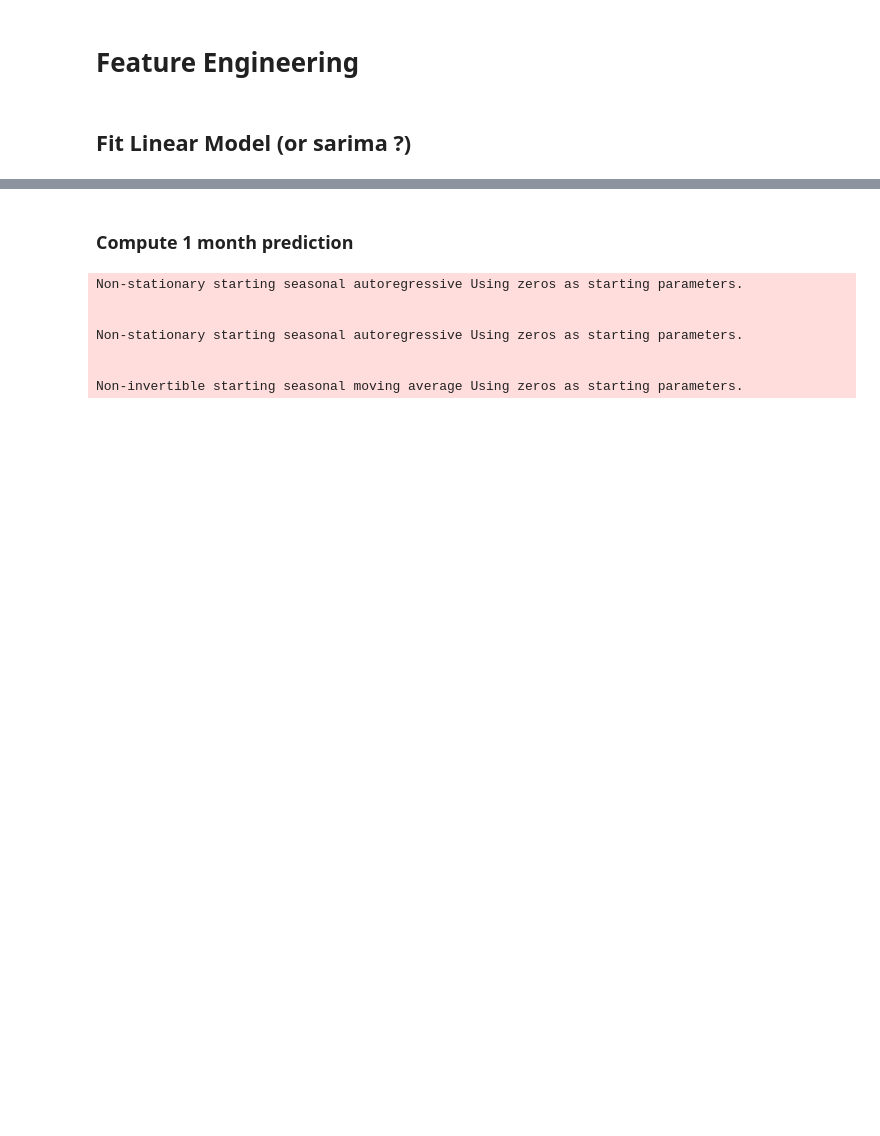
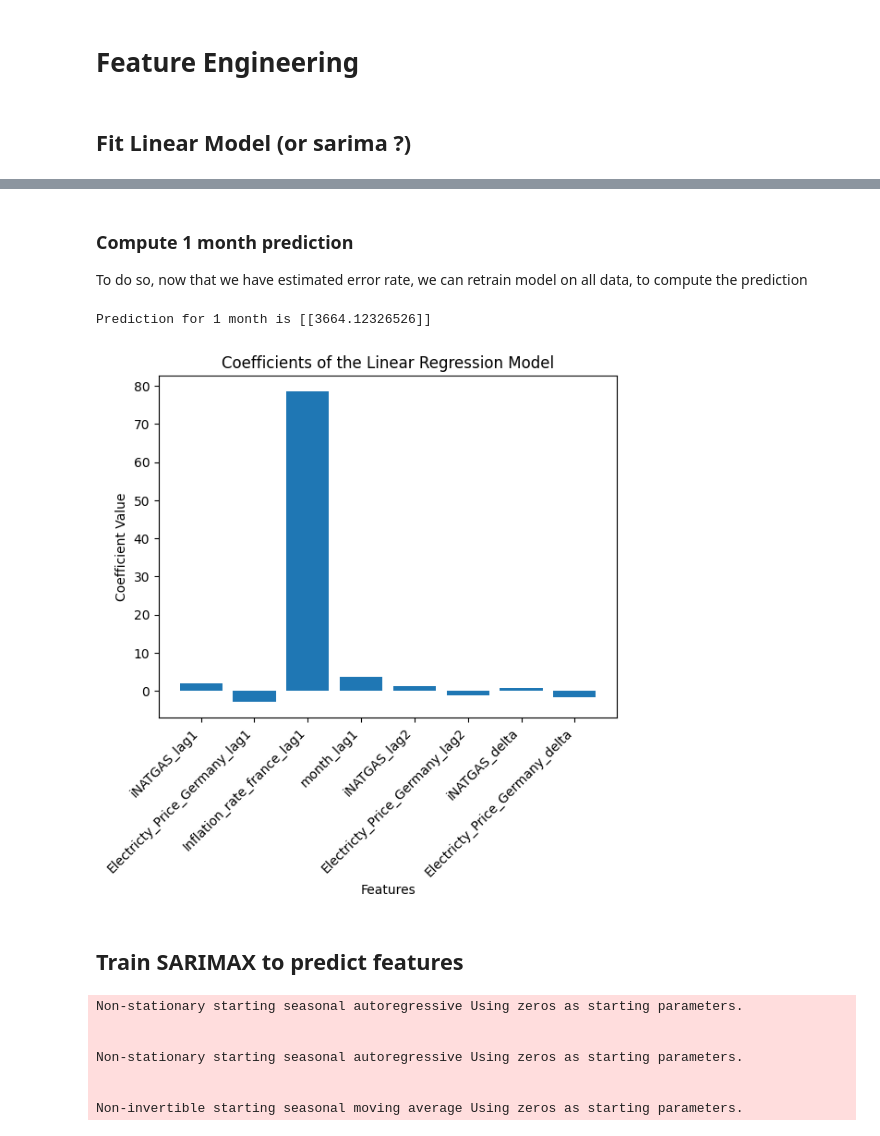
Before and after one commit to mattmrq/SE_project, a Jupyter notebook: Main_Notebook.ipynb, the cells around one changed output, grey strips where cells are left out. Cells and saved outputs as stored; diff of their text form; code cells hidden in the pictures; blank space fills up the shorter version.

```diff
--- a/Main_Notebook.ipynb
+++ b/Main_Notebook.ipynb
@@ -314,2 +304,0 @@ plt.show()
-# %% [markdown]
-### Compute 1 month prediction
@@ -319,3 +305,43 @@ prediction_sub = model_1_month_linear.predict(X_sub)
+# %% [markdown]
+### Compute 1 month prediction
+To do so, now that we have estimated error rate, we can retrain model on all data, to compute the prediction
+# %%
+train_data = model_data.query(f"index < '2023-01-01'")
+
+model_1_month_linear_pred = linear_model.LinearRegression()
+
+X_train = train_data.drop("best_price_compound", axis=1)
+y_train = train_data[["best_price_compound"]]
+
+scaler = preprocessing.StandardScaler().fit(X_train)
+X_train = scaler.transform(X_train)
+
+model_1_month_linear_pred.fit(X_train, y_train)
+X_sub = submission_data.drop("best_price_compound", axis=1).iloc[:1]
+X_sub = scaler.transform(X_sub)
+prediction_1m = model_1_month_linear_pred.predict(X_sub)
+print(f"Prediction for 1 month is {prediction_1m}")
+# %% [output]
+Prediction for 1 month is [[3664.12326526]]
+# %%
+coefficients = model_1_month_linear_pred.coef_
+intercept = model_1_month_linear_pred.intercept_
+
+selected_features = X_train.columns[abs(coefficients) > 0.5]
+selected_coefficients = coefficients[abs(coefficients) > 0.5]
+
+# Plotting the coefficients
+feature_names = X_train.columns
+plt.bar(selected_features, selected_coefficients)
+plt.xlabel('Features')
+plt.ylabel('Coefficient Value')
+plt.title('Coefficients of the Linear Regression Model')
+plt.xticks(rotation=45, ha='right')
+plt.show()
+# %% [output]
+[figure, added]
+# %% [markdown]
+## Train SARIMAX to predict features
 # %%
 def get_train_test_split(data, column, date):
     train = data[[column]].query(f"index < '{date}'")
```
Also changed, not shown: parts of 14 cells of this notebook, 1 other file.
